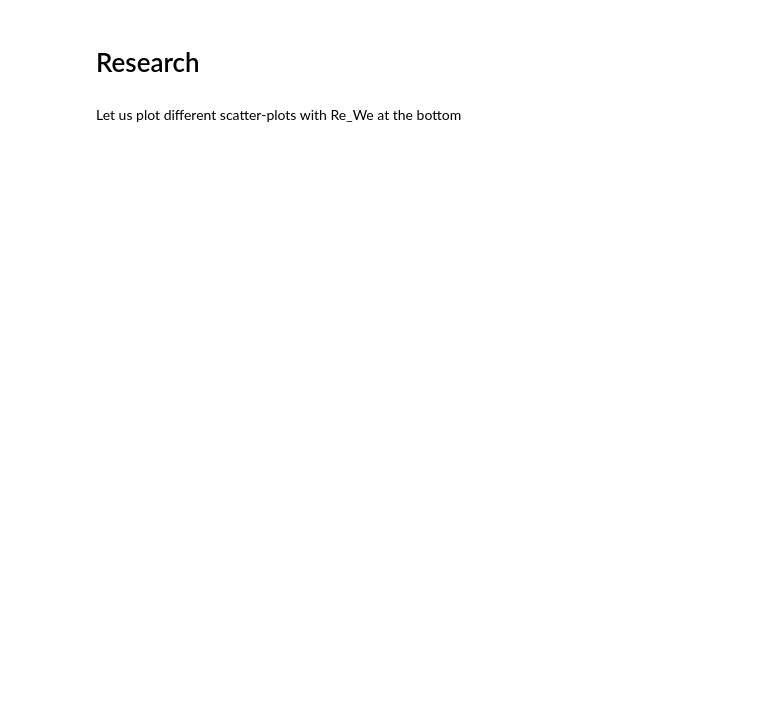
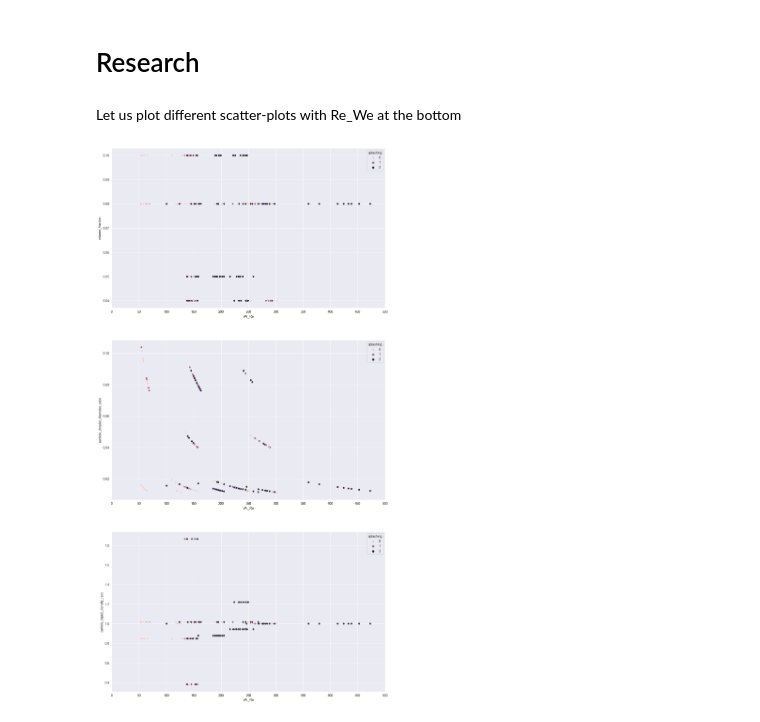
Before and after one commit to mvulf/drop-wall-impact-ml-prediction, a Jupyter notebook: notebooks/research.ipynb, the cells around one changed output. Drawn from its saved outputs; the diff is of its cells as text; code cells hidden in the pictures; blank space fills up the shorter version.

Commit message:
[ADD] first scatter and box-plots. Combined splashing and rebound

```diff
--- a/notebooks/research.ipynb
+++ b/notebooks/research.ipynb
@@ -67,0 +72,10 @@ particle_liquid_density_ratio = particle_density / liquid_density
+# %%
+def get_splashing_combined(row):
+    if row['splashing'] == 1:
+        return 2
+    if row['splashing_semi'] == 1:
+        return 1
+    return 0
+
+df_main['splashing_combined'] = df_main.apply(get_splashing_combined, axis=1)
+df_main['splashing_combined'].value_counts()
@@ -67,0 +88,10 @@ particle_liquid_density_ratio = particle_density / liquid_density
+# %%
+def get_rebound_combined(row):
+    if row['rebound_true'] == 1:
+        return 2
+    if row['jet_ejection'] == 1:
+        return 1
+    return 0
+
+df_main['rebound_combined'] = df_main.apply(get_rebound_combined, axis=1)
+df_main['rebound_combined'].value_counts()
@@ -69,13 +105,14 @@ particle_liquid_density_ratio = particle_density / liquid_density
 ## Drop unnecessary columns and rename others
 # %%
 # Drop unused columns
-drop_columns = ['one_drop', 'breaking_up', 'rebound', 'voltage', 'long_impulse_duration', 'long_impulse_dur_binary', 'rebound_total', 'height', 'particle_diameter_cat']
+drop_columns = ['one_drop', 'splashing', 'splashing_semi', 'breaking_up', 'rebound', 'rebound_total', 'rebound_true', 'jet_ejection', 'voltage', 'long_impulse_duration', 'long_impulse_dur_binary', 'height', 'particle_diameter_cat']
 df = df_main.drop(drop_columns, axis=1)
 
 # Rename columns
 rename_columns = {
+    'splashing_combined': 'splashing',
     'breaking_up_receding': 'breaking_up',
-    'rebound_true': 'rebound',
+    'rebound_combined': 'rebound',
 }
 
 df = df.rename(rename_columns, axis=1)
@@ -105,7 +142,7 @@ memory usage: 72.8+ KB
 
 7 columns: aggregated
 # %%
-labels = ['net_impact', 'splashing_semi', 'splashing', 'breaking_up', 'jet_ejection', 'rebound']
+labels = ['net_impact', 'splashing', 'breaking_up', 'rebound']
 # do not forget 'test'
 features_original = ['wettability', 'roughness', 'liquid_density', 'surface_tension', 'viscosity', 'particle_mean_diameter', 'particle_density', 'volume_fraction', 'droplet_diameter', 'velocity', 'inclination']
 
@@ -140,3 +177,15 @@ memory usage: 72.8+ KB
 # Research
 # %% [markdown]
 Let us plot different scatter-plots with Re_We at the bottom
+# %%
+fig, (ax_volume_fraction, ax_diam_ratio, ax_density_ratio) = plt.subplots(3, 1, figsize=(15,30))
+sns.scatterplot(data=df, x='We_Re', y='volume_fraction', hue='splashing', ax=ax_volume_fraction)
+sns.scatterplot(data=df, x='We_Re', y='particle_droplet_diameter_ratio', hue='splashing', ax=ax_diam_ratio)
+sns.scatterplot(data=df, x='We_Re', y='particle_liquid_density_ratio', hue='splashing', ax=ax_density_ratio)
+
+axes = (ax_volume_fraction, ax_diam_ratio, ax_density_ratio)
+
+for ax in axes:
+    ax.set_xticks(list(np.arange(0, 510, 50)));
+# %% [output]
+[figure, added]
```
Also changed, not shown: parts of 11 cells of this notebook.
